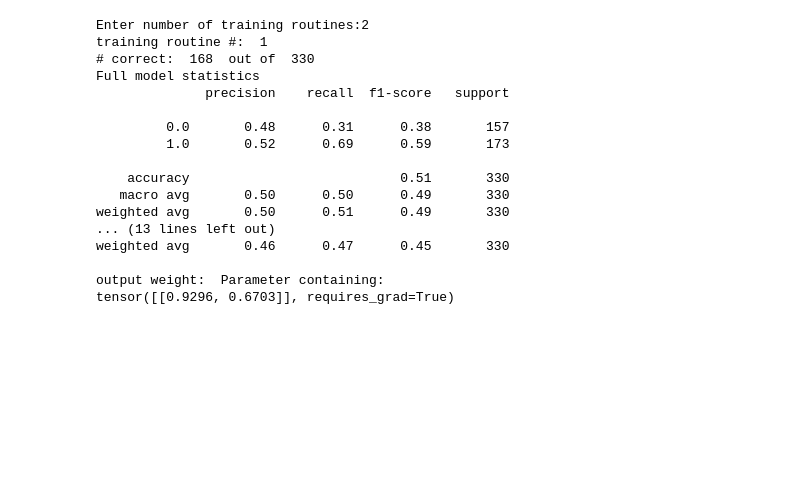
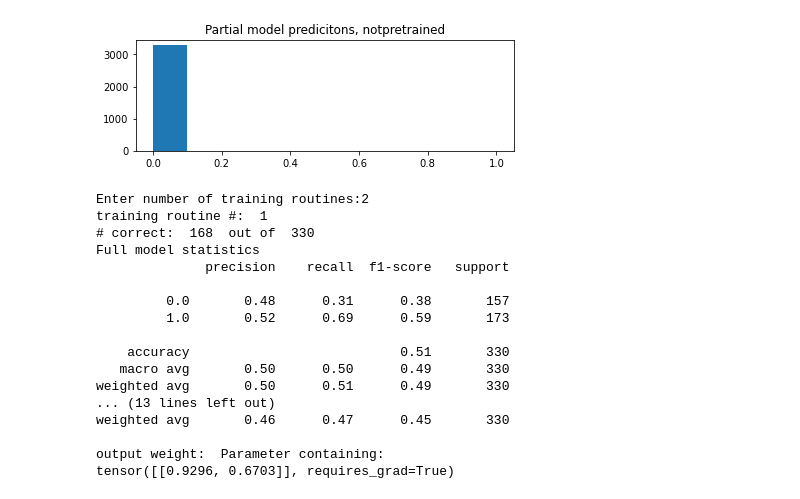
Before and after one commit to alexchristie97/Binary_classification_ground_truth, a Jupyter notebook: Doublemodelpartialloss.ipynb, the cells around one changed output. Saved outputs shown, nothing was run; the diff lists cells and outputs as text; code cells hidden in the pictures; blank space fills up the shorter version.

```diff
--- a/Doublemodelpartialloss.ipynb
+++ b/Doublemodelpartialloss.ipynb
@@ -695,5 +698,24 @@ weighted avg       0.30      0.55      0.39      3300
 
 True
+# %%
+#histograms
+xbins=[0,.1,.2,.3,.4,.5,.6,.7,.8,.9,1]
+fig=plt.figure()
+#trained_histo=fig.add_subplot(2,1,1)
+untrained_histo=fig.add_subplot(2,1,2)
+#n, bins, patches = trained_histo.hist(y_pretrainedunrounded,xbins)
+n, bins, patches = untrained_histo.hist(y_untrained_unrounded,xbins)
+untrained_histo.set_title('Partial model predicitons, notpretrained')
+#trained_histo.set_title("Partial model predictions, pretrained")
+fig.tight_layout()
+
+#plt.hist(y_pretrainedunrounded, bins
+#plt.hist(y_untrained_unrounded, bins=[0,.1,.2,.3,.4,.5,.6,.7,.8,.9])
+
+
+plt.savefig('HIST_TRe1_N5_D10000_PARTIAL_NOBIAS')
+# %% [output]
+[figure, added]
 # %%
 #multiple routines
 val = input("Enter number of training routines:")
```
Also changed, not shown: parts of 5 cells of this notebook, 2 other files.
